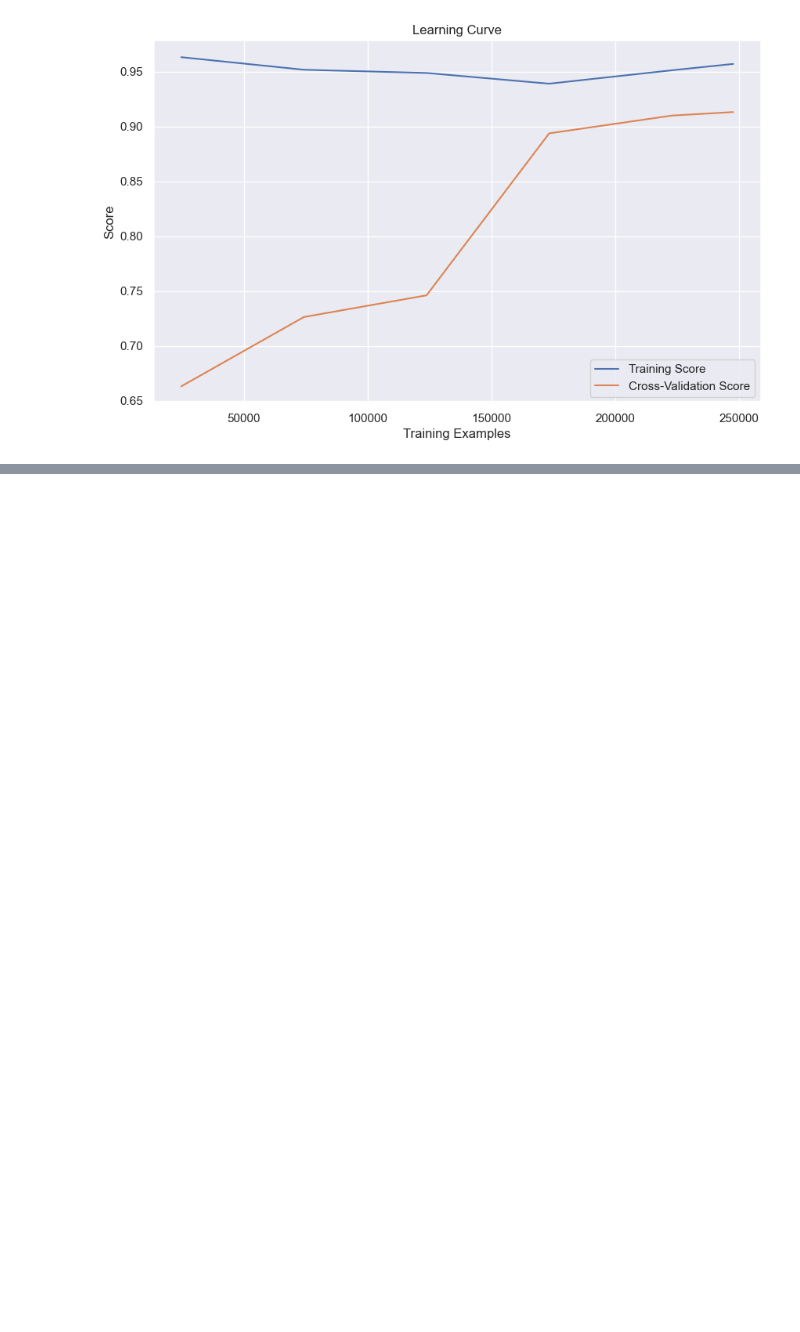
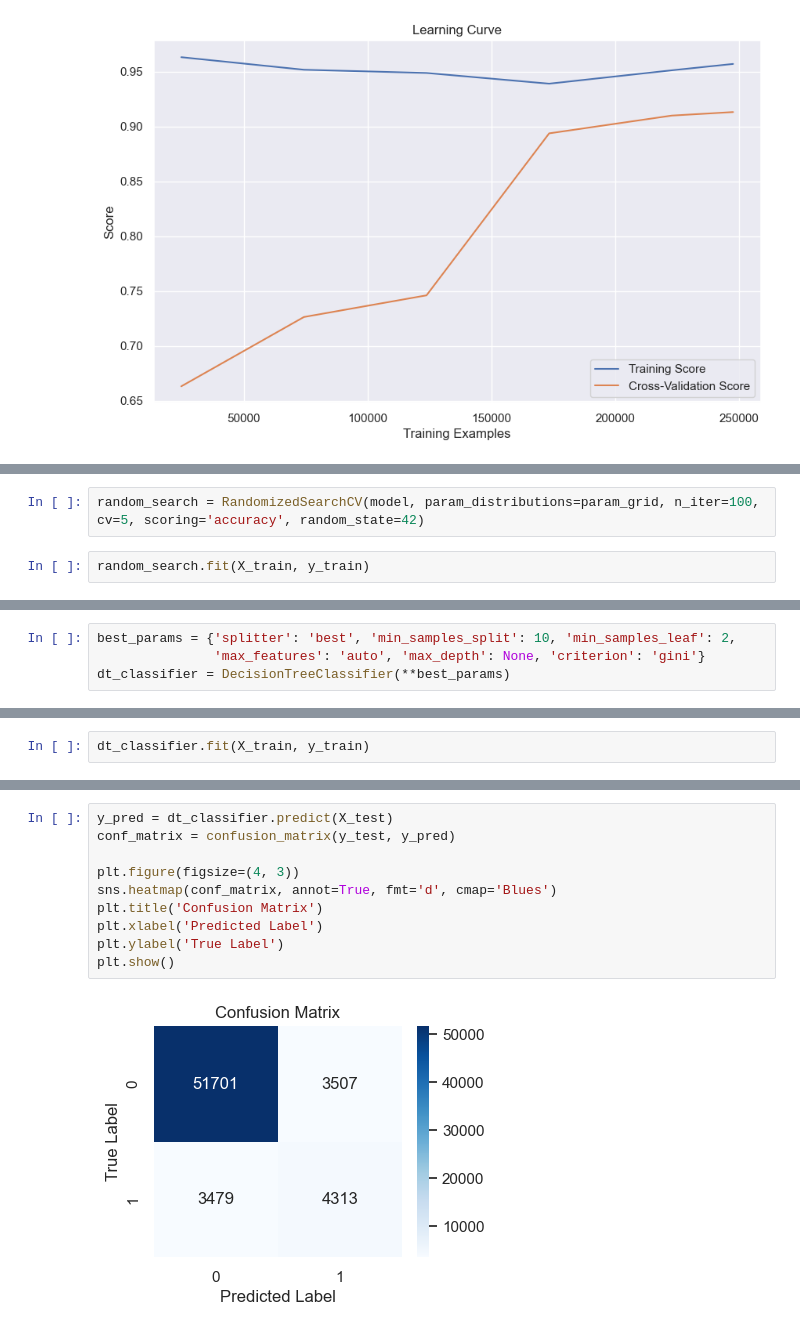
Before and after one commit to M-Fatoni/Loan-Prediction-Based-on-Customer-Behavior, a Jupyter notebook: Loan_Prediction.ipynb, the cells around one changed output, grey strips where cells are left out. Cells and saved outputs as stored; diff of their text form; blank space fills up the shorter version.

Commit message:
Running model without SMOTE

```diff
--- a/Loan_Prediction.ipynb
+++ b/Loan_Prediction.ipynb
@@ -1208,0 +1256,4 @@ plt.show()
+# %%
+random_search = RandomizedSearchCV(model, param_distributions=param_grid, n_iter=100, cv=5, scoring='accuracy', random_state=42)
+# %%
+random_search.fit(X_train, y_train)
@@ -1208,0 +1285,4 @@ plt.show()
+# %%
+best_params = {'splitter': 'best', 'min_samples_split': 10, 'min_samples_leaf': 2,
+               'max_features': 'auto', 'max_depth': None, 'criterion': 'gini'}
+dt_classifier = DecisionTreeClassifier(**best_params)
@@ -1208,0 +1291,2 @@ plt.show()
+# %%
+dt_classifier.fit(X_train, y_train)
@@ -1208,0 +1331,12 @@ plt.show()
+# %%
+y_pred = dt_classifier.predict(X_test)
+conf_matrix = confusion_matrix(y_test, y_pred)
+
+plt.figure(figsize=(4, 3))
+sns.heatmap(conf_matrix, annot=True, fmt='d', cmap='Blues')
+plt.title('Confusion Matrix')
+plt.xlabel('Predicted Label')
+plt.ylabel('True Label')
+plt.show()
+# %% [output]
+[figure, added]
```
Also changed, not shown: parts of 30 cells of this notebook.
